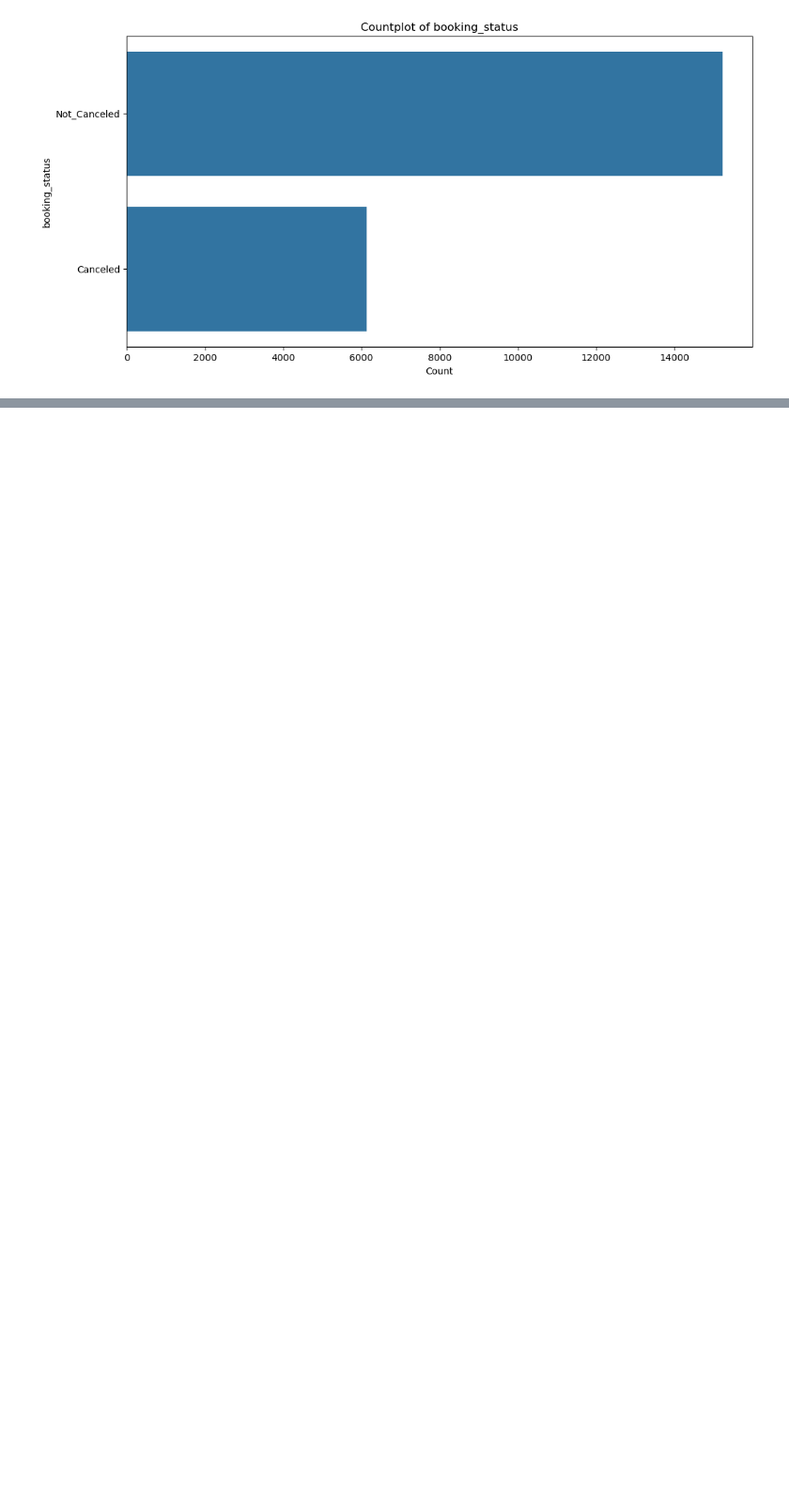
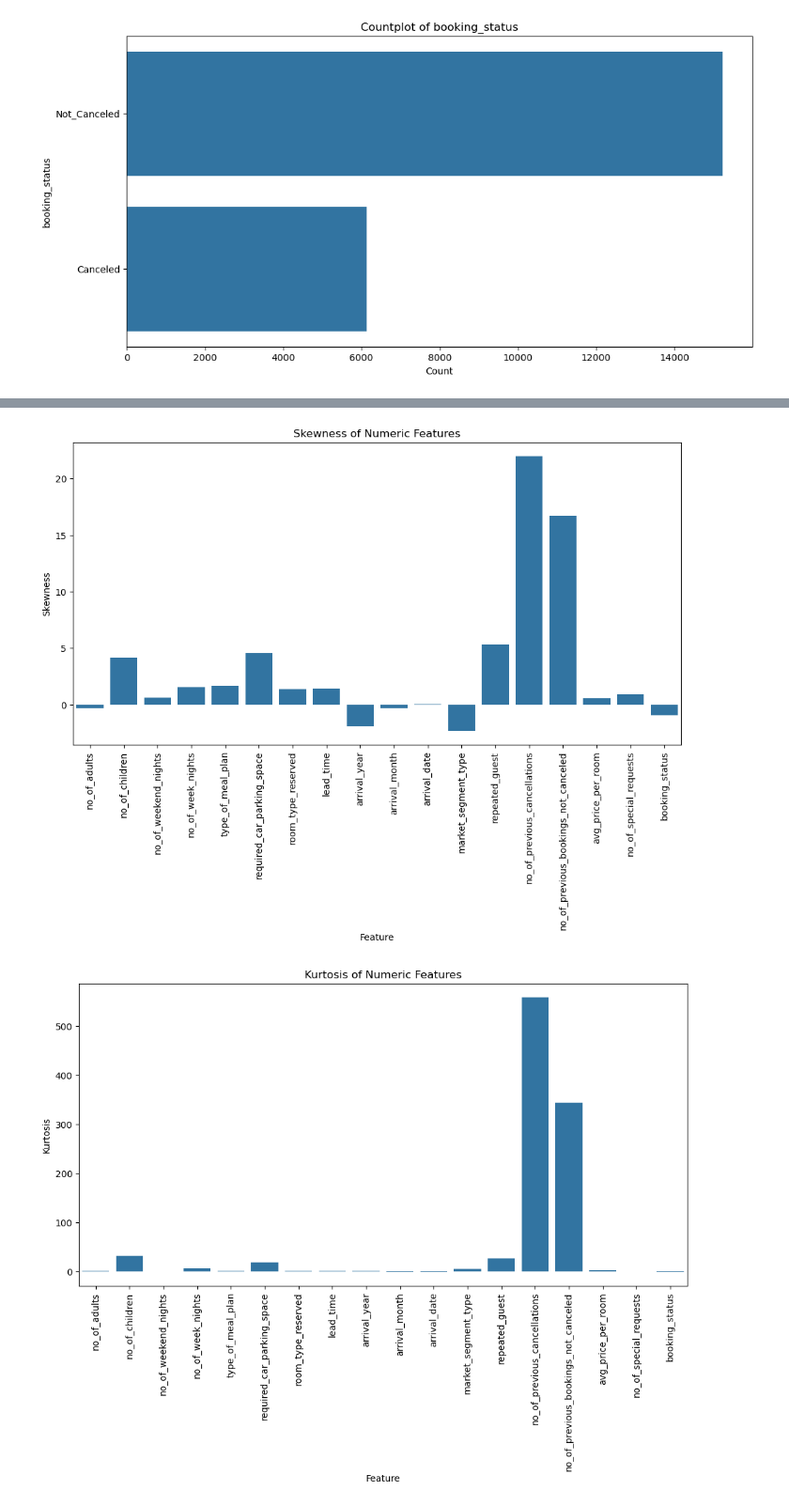
Before and after one commit to gokilanr/Hotelreservations, a Jupyter notebook: notebook/notebook.ipynb, the cells around one changed output, grey strips where cells are left out. Shown at 94% size. Drawn from its saved outputs; the diff is of its cells as text; code cells hidden in the pictures; blank space fills up the shorter version.

```diff
--- a/notebook/notebook.ipynb
+++ b/notebook/notebook.ipynb
@@ -243,0 +382,24 @@ for cat_col in categorical_cols:
+# %%
+import matplotlib.pyplot as plt
+import seaborn as sns
+
+num_cols = df.select_dtypes(include=['int64', 'float64']).columns
+stats_df = pd.DataFrame({
+    'Skewness': df[num_cols].skew(),
+    'Kurtosis': df[num_cols].kurt()
+}).reset_index().rename(columns={'index': 'Feature'})
+
+plt.figure(figsize=(12,6))
+sns.barplot(x='Feature', y='Skewness', data=stats_df)
+plt.xticks(rotation=90)
+plt.title("Skewness of Numeric Features")
+plt.show()
+
+plt.figure(figsize=(12,6))
+sns.barplot(x='Feature', y='Kurtosis', data=stats_df)
+plt.xticks(rotation=90)
+plt.title("Kurtosis of Numeric Features")
+plt.show()
+# %% [output]
+[figure, added]
+[figure, added]
```
Also changed, not shown: parts of 10 cells of this notebook, 2 other files.
